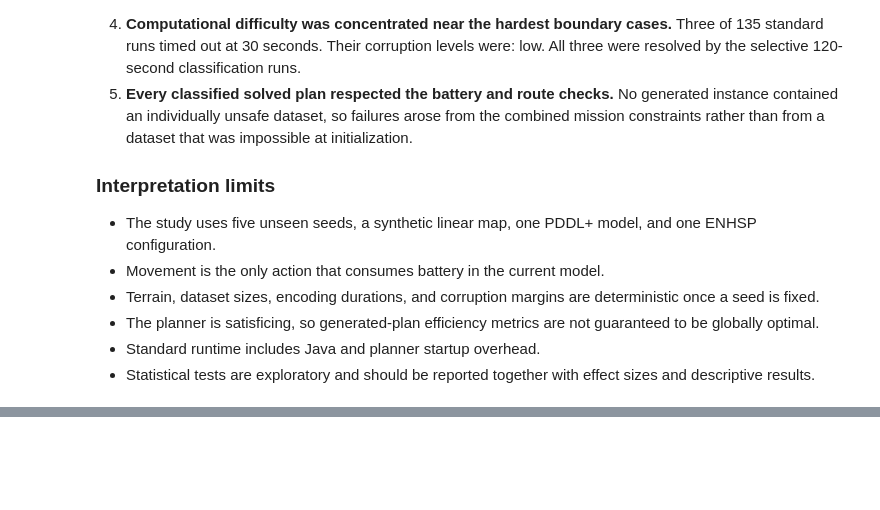
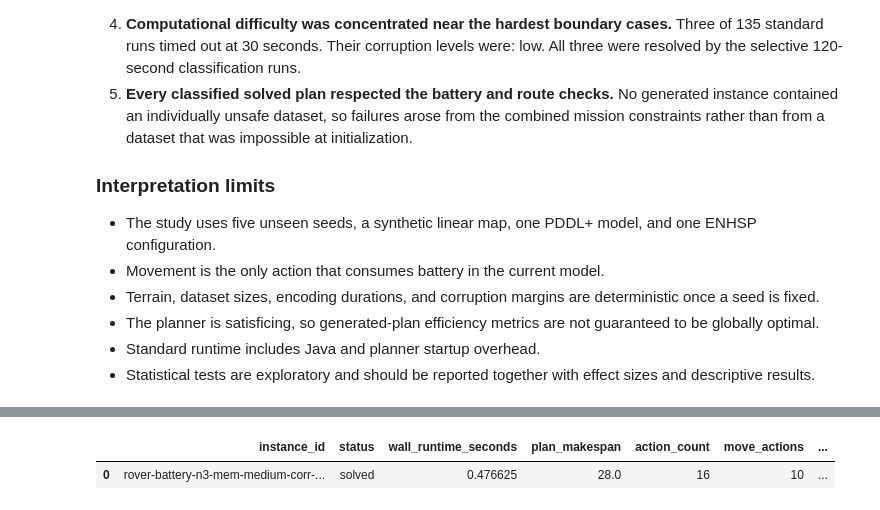
Before and after one commit to egjinaj/planetary-rover-experimental-study, a Jupyter notebook: notebooks/battery_rover_experiment_analysis.ipynb, the cells around one changed output, grey strips where cells are left out. Cells and saved outputs as stored; diff of their text form; code cells hidden in the pictures; blank space fills up the shorter version.

Commit message:
Add ROS battery demonstration to analysis notebook

```diff
--- a/notebooks/battery_rover_experiment_analysis.ipynb
+++ b/notebooks/battery_rover_experiment_analysis.ipynb
@@ -1142,0 +1152,95 @@ display(Markdown(summary_markdown))
+# %%
+import json
+import subprocess
+
+ros_command = f"""
+source /opt/ros/jazzy/setup.bash
+source "{PROJECT_ROOT}/ros2_ws/install/setup.bash"
+cd "{PROJECT_ROOT}"
+
+ros2 run rover_experiment_ros experiment_client \
+  --datasets 3 \
+  --memory medium \
+  --corruption medium \
+  --seed 0 \
+  --timeout 30
+"""
+
+completed = subprocess.run(
+    ["bash", "-lc", ros_command],
+    capture_output=True,
+    text=True,
+    timeout=45,
+    check=False,
+)
+
+if completed.returncode != 0:
+    raise RuntimeError(
+        "ROS 2 experiment client failed.\n\n"
+        f"Standard output:\n{completed.stdout}\n\n"
+        f"Standard error:\n{completed.stderr}"
+    )
+
+output_text = completed.stdout.strip()
+
+json_start = output_text.find("{")
+json_end = output_text.rfind("}")
+
+if json_start < 0 or json_end < json_start:
+    raise RuntimeError(
+        "Could not find the JSON result in the ROS client output:\n"
+        + output_text
+    )
+
+ros_result = json.loads(
+    output_text[json_start:json_end + 1]
+)
+
+ros_result_table = pd.DataFrame([ros_result])
+
+display(
+    ros_result_table[
+        [
+            "instance_id",
+            "status",
+            "wall_runtime_seconds",
+            "plan_makespan",
+            "action_count",
+            "move_actions",
+            "battery_capacity",
+            "energy_used",
+            "battery_remaining",
+            "battery_feasible",
+        ]
+    ]
+)
+
+assert ros_result["instance_id"] == (
+    "rover-battery-n3-mem-medium-corr-medium-seed-0"
+)
+assert ros_result["status"] == "solved"
+assert ros_result["solved"] is True
+assert ros_result["battery_feasible"] is True
+assert ros_result["battery_capacity"] > 0
+assert ros_result["energy_used"] >= 0
+assert ros_result["battery_remaining"] >= 0
+
+calculated_remaining = (
+    ros_result["battery_capacity"]
+    - ros_result["energy_used"]
+)
+
+assert abs(
+    calculated_remaining
+    - ros_result["battery_remaining"]
+) < 1e-9
+
+ros_result_table.to_csv(
+    TABLE_DIR / "ros_battery_demonstration.csv",
+    index=False,
+)
+
+print("ROS 2 battery notebook integration passed.")
+# %% [output]
+|  | instance_id | status | wall_runtime_seconds | plan_makespan | action_count | move_actions | ... |
+| 0 | rover-battery-n3-mem-medium-corr-... | solved | 0.476625 | 28.0 | 16 | 10 | ... |
```
Also changed, not shown: parts of 3 cells of this notebook, 1 other file.
